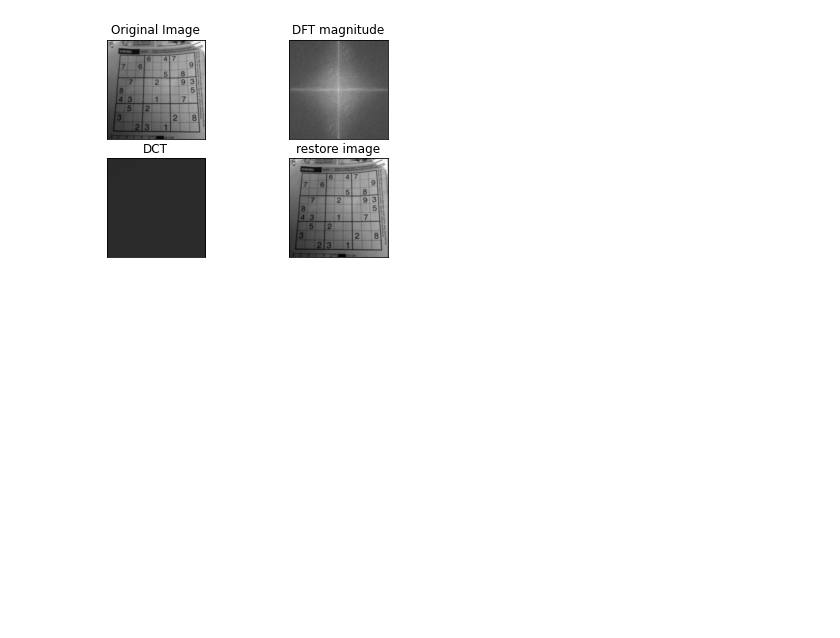
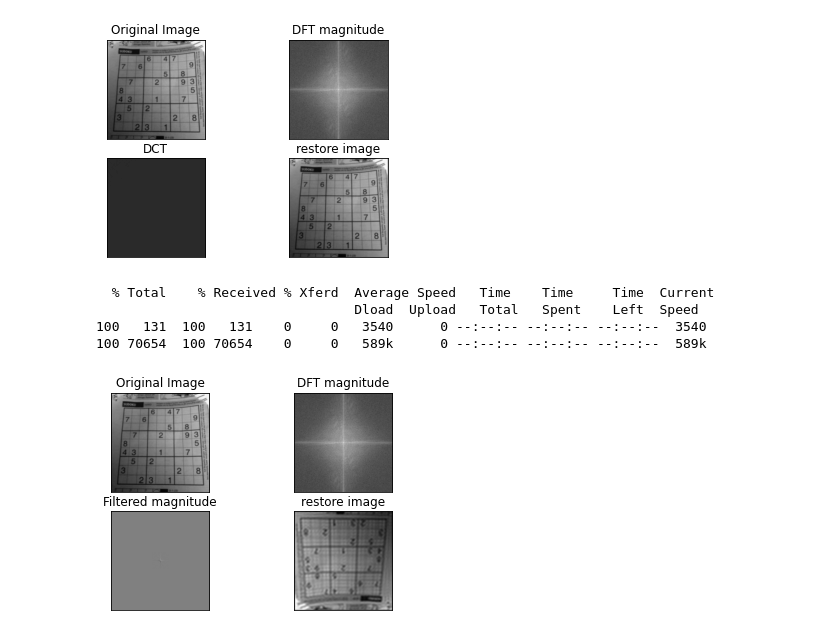
Before and after one commit to swkim01/DSAC5, a Jupyter notebook: gg-09-영상_변환.ipynb, the cells around one changed output. Saved outputs shown, nothing was run; the diff lists cells and outputs as text; code cells hidden in the pictures; blank space fills up the shorter version.

```diff
--- a/gg-09-영상_변환.ipynb
+++ b/gg-09-영상_변환.ipynb
@@ -66,3 +66,46 @@ plt.show()
  [-1.71843762e-03 -1.64862309e-03  2.43583794e-03 ...  2.04250066e-05
   -5.93401743e-04 -2.38573863e-04]]
 [figure]
+# %%
+import cv2 as cv
+import numpy as np
+from matplotlib import pyplot as plt
+# 이미지 읽기
+!curl -L https://github.com/swkim01/DSAC5/raw/main/data/sdk.png -o sdk.png
+img = cv.imread('./sdk.png',0)
+#img = cv.imread('/content/sample_data/sdk.png',0)
+img = img / 255
+
+# DFT
+fft = cv.dft(img, flags=cv.DFT_COMPLEX_OUTPUT)
+
+# spectrum visualization
+shifted = np.fft.fftshift(fft, axes=[0,1])
+magnitude = cv.magnitude(shifted[:,:,0], shifted[:,:,1])
+magnitude = np.log(magnitude)
+
+# LPF
+h, w = img.shape
+ch, cw = round(h/2), round(w/2)
+mask = np.zeros((h,w,2),np.uint8)
+mask[ch-30:ch+30, cw-30:cw+30] = 1
+fshift = shifted*mask
+f_ishift = np.fft.ifftshift(fshift)
+
+# restore
+restore = cv.idft(f_ishift)
+restore = cv.magnitude(restore[:,:,0],restore[:,:,1])
+
+titles = ['Original Image', 'DFT magnitude', 'Filtered magnitude', 'restore image']
+images = [img, magnitude, fshift[:,:,1], restore]
+for i in range(4):
+    plt.subplot(2,2,i+1),plt.imshow(images[i],'gray')
+    plt.title(titles[i])
+    plt.xticks([]),plt.yticks([])
+plt.show()
+# %% [output]
+  % Total    % Received % Xferd  Average Speed   Time    Time     Time  Current
+                                 Dload  Upload   Total   Spent    Left  Speed
+100   131  100   131    0     0   3540      0 --:--:-- --:--:-- --:--:--  3540
+100 70654  100 70654    0     0   589k      0 --:--:-- --:--:-- --:--:--  589k
+[figure, added]
```
